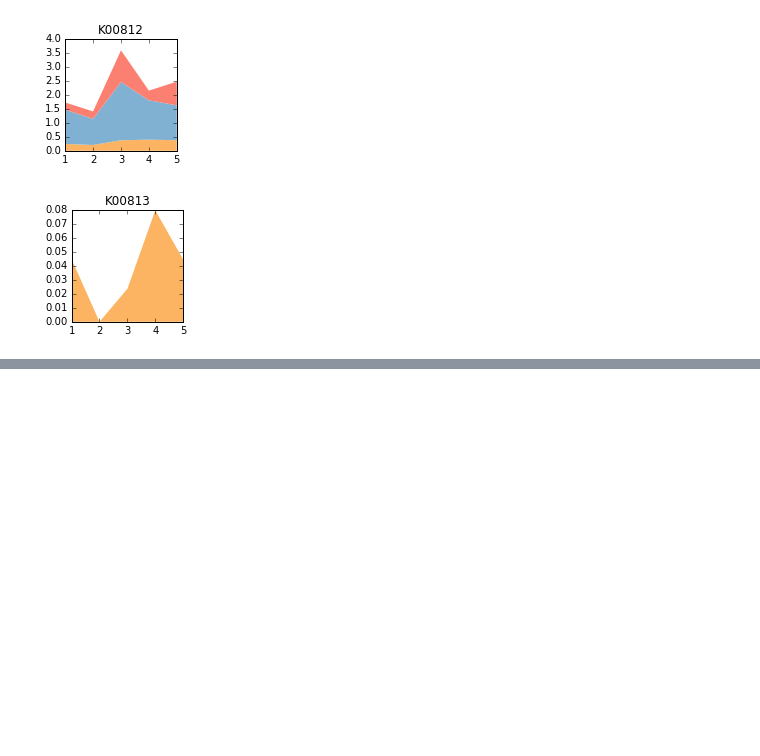
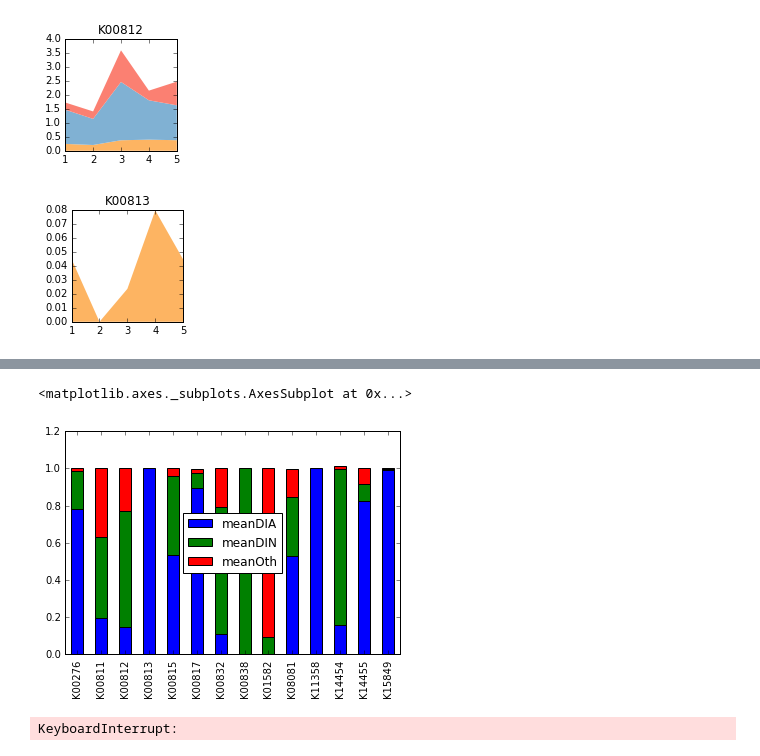
Before and after one commit to KujawinskiLaboratory/NB_Distribution, a Jupyter notebook: Linking CO and KOs.combined.ipynb, the cells around one changed output, grey strips where cells are left out. Saved outputs shown, nothing was run; the diff lists cells and outputs as text; code cells hidden in the pictures; blank space fills up the shorter version.

```diff
--- a/Linking CO and KOs.combined.ipynb
+++ b/Linking CO and KOs.combined.ipynb
@@ -692,0 +759,19 @@ plotMultipleEC('K00811')
+# %%
+#start with one pathway
+
+onePathway = pd.DataFrame(np.nan,index = range(0),columns = ['meanDIA','meanDIN','meanOth'])
+
+item = 'ko00960'
+
+geneList = kegg_link('ko',item).read() #get the genes in that pathway
+
+for idx in range(0,len(geneList.splitlines())):
+    t = geneList.splitlines()[idx] #start with the first row...
+    oneK = t.split('\tko:')[1].rstrip()
+
+    if oneK in gatherAnswers.index.tolist(): #have cases where we did not see the gene
+        onePathway.loc[oneK,'meanDIA'] = gatherAnswers.loc[oneK,'meanDIA']
+        onePathway.loc[oneK,'meanDIN'] = gatherAnswers.loc[oneK,'meanDIN']
+        onePathway.loc[oneK,'meanOth'] = gatherAnswers.loc[oneK,'meanOth']
+
+onePathway.mean(0)
@@ -692,0 +786,26 @@ plotMultipleEC('K00811')
+# %%
+onePathway.plot(kind = 'bar',stacked = True)
+# %% [output]
+<matplotlib.axes._subplots.AxesSubplot at 0x...>
+[figure, added]
+# %%
+#for idx2 in range(0,3):
+for idx2 in range(0,len(averageAcrossAll)):
+    item = trimPath[idx2]
+
+    onePathway = pd.DataFrame(np.nan,index = range(0),columns = ['meanDIA','meanDIN','meanOth'])
+    geneList = kegg_link('ko',item).read() #get the genes in that pathway
+
+    for idx in range(0,len(geneList.splitlines())):
+        t = geneList.splitlines()[idx] #start with the first row...
+        oneK = t.split('\tko:')[1].rstrip()
+
+        if oneK in gatherAnswers.index.tolist(): #have cases where we did not see the gene
+            onePathway.loc[oneK,'meanDIA'] = gatherAnswers.loc[oneK,'meanDIA']
+            onePathway.loc[oneK,'meanDIN'] = gatherAnswers.loc[oneK,'meanDIN']
+            onePathway.loc[oneK,'meanOth'] = gatherAnswers.loc[oneK,'meanOth']
+
+    averageAcrossAll.loc[item] = onePathway.mean(0)
+    del onePathway
+# %% [output]
+KeyboardInterrupt:
```
Also changed, not shown: parts of 14 cells of this notebook, 2 other files.
